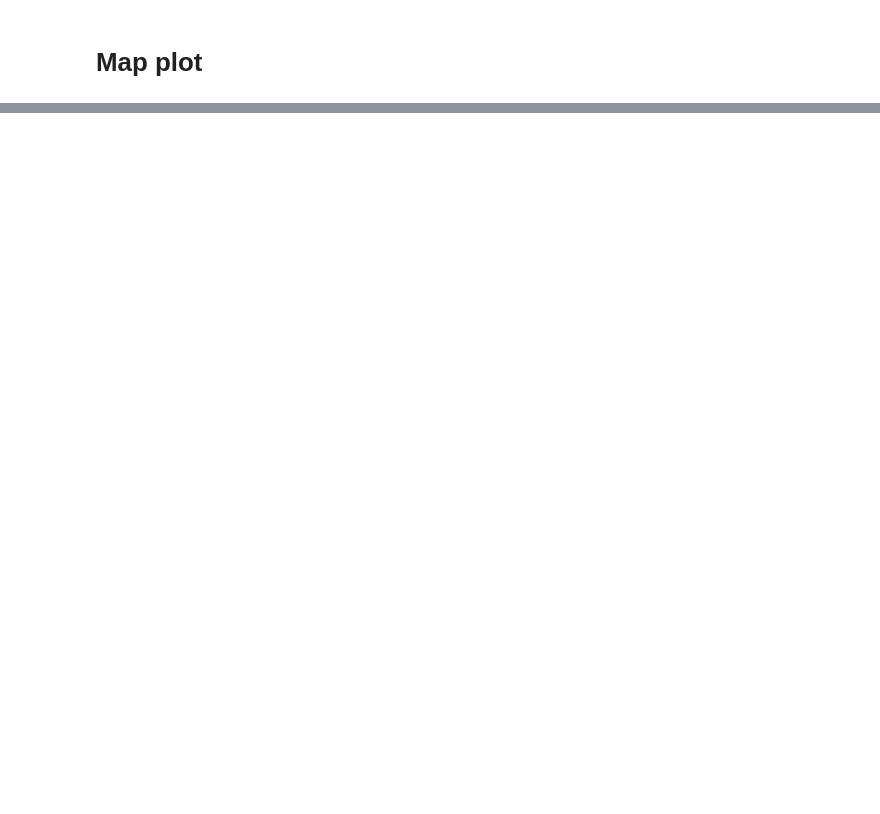
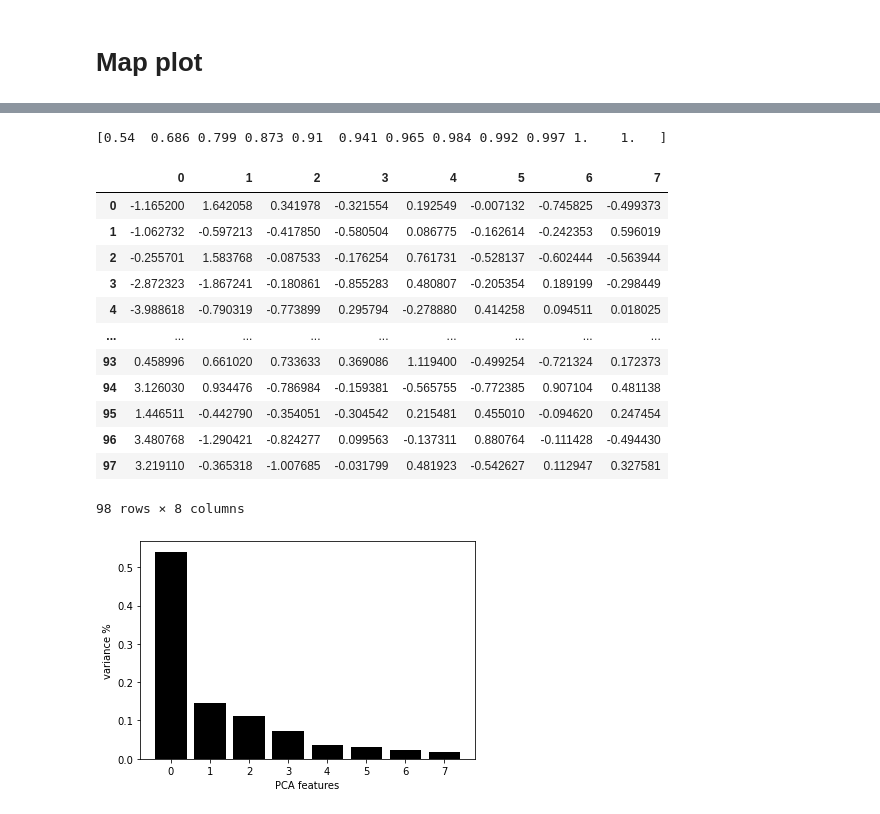
Before and after one commit to Jayanth24/COVID19CountryDiseasePredictor, a Jupyter notebook: covid_clustering.ipynb, the cells around one changed output, grey strips where cells are left out. Drawn from its saved outputs; the diff is of its cells as text; code cells hidden in the pictures; blank space fills up the shorter version.

```diff
--- a/covid_clustering.ipynb
+++ b/covid_clustering.ipynb
@@ -212,0 +235,3 @@ ax = merged.dropna().plot(column='cluster',
+# %%
+full_country_data = clean_data(relevant_columns, dataset).drop(['location'], axis=1)
+full_country_data
@@ -212,0 +253,46 @@ ax = merged.dropna().plot(column='cluster',
+# %%
+def do_pca(data, retained_var=0.99):
+
+    # Standardize the data to have a mean of ~0 and a variance of 1
+    X_std = StandardScaler().fit_transform(data)# Create a PCA instance: pca
+
+    n = len(data.columns)
+    model = PCA(n_components=n)
+    model.fit_transform(X_std)
+    var = model.explained_variance_ratio_.cumsum()
+    print(var)
+
+    for i in range(n):
+        if var[i] >= retained_var:
+            pca = PCA(n_components=i)
+
+            principalComponents = pca.fit_transform(X_std)# Plot the explained variances
+            features = range(pca.n_components_)
+            plt.bar(features, pca.explained_variance_ratio_, color='black')
+            plt.xlabel('PCA features')
+            plt.ylabel('variance %')
+            plt.xticks(features)# Save components to a DataFrame
+            PCA_components = pd.DataFrame(principalComponents)
+
+            break
+
+    return PCA_components
+# %%
+PCA_components = do_pca(full_country_data)
+PCA_components
+# %% [output]
+[0.54  0.686 0.799 0.873 0.91  0.941 0.965 0.984 0.992 0.997 1.    1.   ]
+|  | 0 | 1 | 2 | 3 | 4 | 5 | 6 | 7 |
+| 0 | -1.165200 | 1.642058 | 0.341978 | -0.321554 | 0.192549 | -0.007132 | -0.745825 | -0.499373 |
+| 1 | -1.062732 | -0.597213 | -0.417850 | -0.580504 | 0.086775 | -0.162614 | -0.242353 | 0.596019 |
+| 2 | -0.255701 | 1.583768 | -0.087533 | -0.176254 | 0.761731 | -0.528137 | -0.602444 | -0.563944 |
+| 3 | -2.872323 | -1.867241 | -0.180861 | -0.855283 | 0.480807 | -0.205354 | 0.189199 | -0.298449 |
+| 4 | -3.988618 | -0.790319 | -0.773899 | 0.295794 | -0.278880 | 0.414258 | 0.094511 | 0.018025 |
+| ... | ... | ... | ... | ... | ... | ... | ... | ... |
+| 93 | 0.458996 | 0.661020 | 0.733633 | 0.369086 | 1.119400 | -0.499254 | -0.721324 | 0.172373 |
+| 94 | 3.126030 | 0.934476 | -0.786984 | -0.159381 | -0.565755 | -0.772385 | 0.907104 | 0.481138 |
+| 95 | 1.446511 | -0.442790 | -0.354051 | -0.304542 | 0.215481 | 0.455010 | -0.094620 | 0.247454 |
+| 96 | 3.480768 | -1.290421 | -0.824277 | 0.099563 | -0.137311 | 0.880764 | -0.111428 | -0.494430 |
+| 97 | 3.219110 | -0.365318 | -1.007685 | -0.031799 | 0.481923 | -0.542627 | 0.112947 | 0.327581 |
+98 rows × 8 columns
+[figure, added]
```
Also changed, not shown: parts of 25 cells of this notebook.
